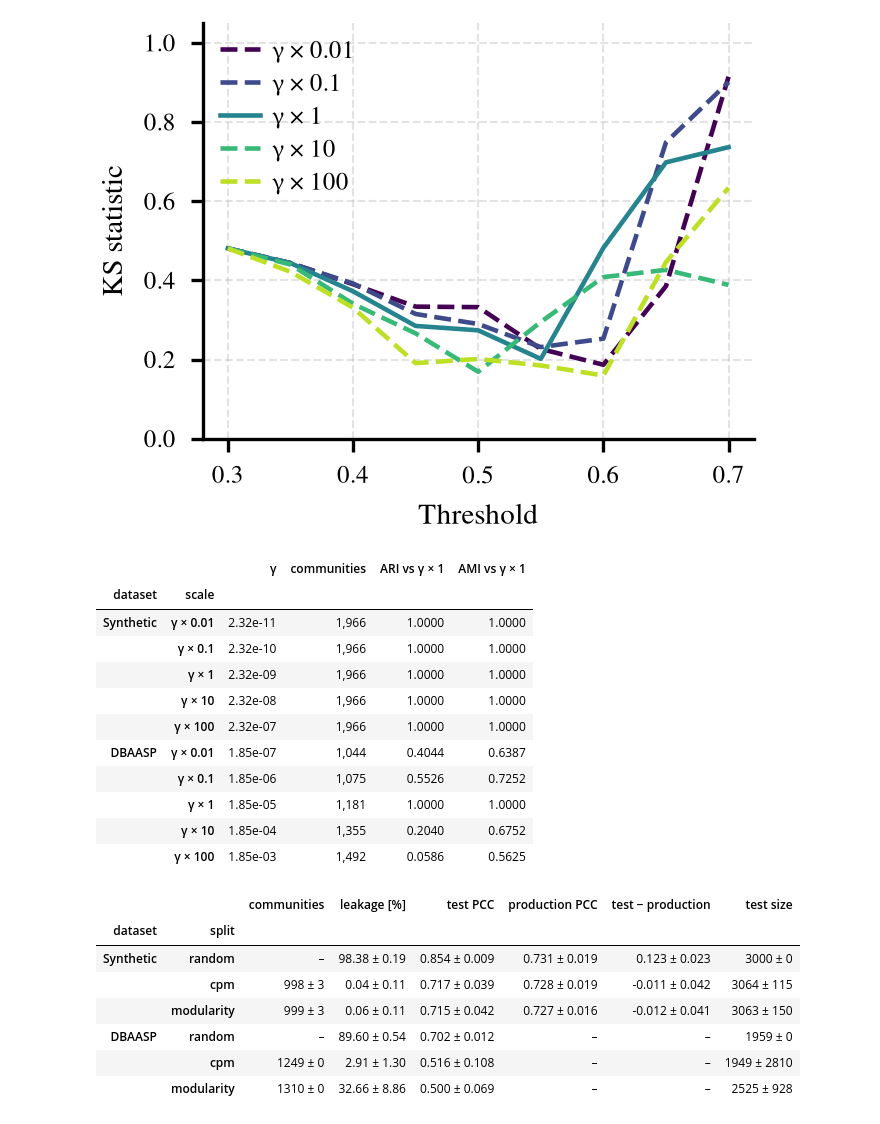
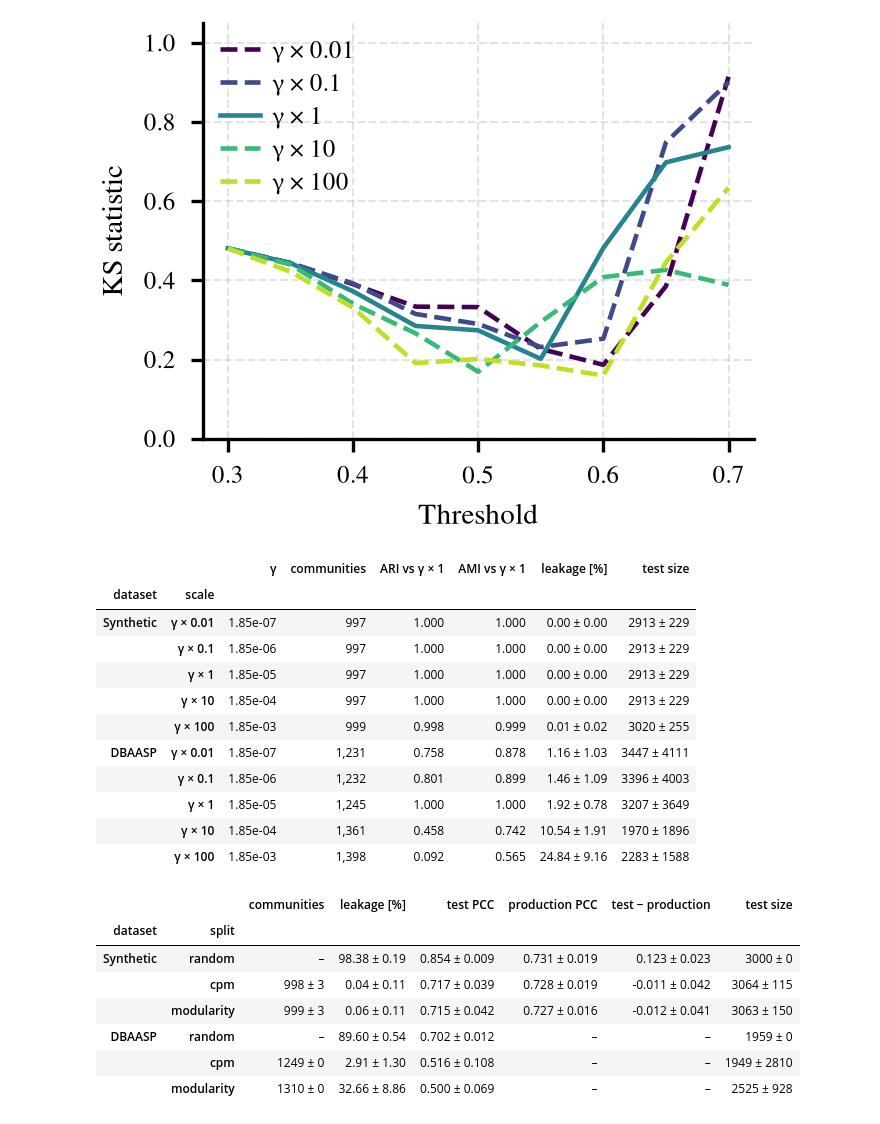
Before and after one commit to anthol42/relag-paper, a Jupyter notebook: notebooks/comparison_figures.ipynb, the cells around one changed output. Saved outputs shown, nothing was run; the diff lists cells and outputs as text; code cells hidden in the pictures.

Commit message:
feat(new results in table)

```diff
--- a/notebooks/comparison_figures.ipynb
+++ b/notebooks/comparison_figures.ipynb
@@ -1496,36 +1496,40 @@ DBAASP
 [figure]
 [figure]
 # %%
-# ---- Table: Leiden partitions at tau = 0.5 with scaled gamma, vs gamma x 1 ---------
-# Synthetic: annotated + production nodes; DBAASP: DBAASP nodes only.
+# ---- Table: CPM partitions of the relag split graph (tau = 0.5) with scaled gamma -------
+# ARI / AMI vs gamma x 1; leakage and test size over 5 split seeds (mean ± std).
 
-def _null_partition_rows(name: str) -> dict:
-    data = null_sens[name]
-    part, scales = data["partitions"], data["settings"]["gamma_scales"]
-    base = scales.index(1.0)
-    return {(name, f"γ × {s:g}"): {"γ": f"{s * part['gamma']:.2e}",
-                                   "communities": f"{part['n_communities'][i]:,}",
-                                   "ARI vs γ × 1": f"{part['ari'][base][i]:.4f}",
-                                   "AMI vs γ × 1": f"{part['ami'][base][i]:.4f}"}
-            for i, s in enumerate(scales)}
+with open(Path("..") / "results" / "com_sensibility" / "gamma_leakage.json") as f:
+    gamma_leakage = json.load(f)
+
+def _gamma_rows(result: dict) -> dict:
+    stat = lambda vals, fmt: f"{np.mean(vals):{fmt}} ± {np.std(vals, ddof=1):{fmt}}"
+    return {(result["dataset"], f"γ × {r['gamma_scale']:g}"): {
+                "γ": f"{r['gamma']:.2e}",
+                "communities": f"{r['n_communities']:,}",
+                "ARI vs γ × 1": f"{r['ari']:.3f}",
+                "AMI vs γ × 1": f"{r['ami']:.3f}",
+                "leakage [%]": stat(r["leakage[%]"], ".2f"),
+                "test size": stat(r["n_test"], ".0f")}
+            for r in result["rows"]}
 
 null_partition_table = pd.DataFrame(
-    {k: v for name in null_sens for k, v in _null_partition_rows(name).items()}).T
+    {k: v for res in gamma_leakage["results"] for k, v in _gamma_rows(res).items()}).T
 null_partition_table.index.names = ["dataset", "scale"]
 null_partition_table
 # %% [output]
-|  |  | γ | communities | ARI vs γ × 1 | AMI vs γ × 1 |
-| dataset | scale |  |  |  |  |
-| Synthetic | γ × 0.01 | 2.32e-11 | 1,966 | 1.0000 | 1.0000 |
-|  | γ × 0.1 | 2.32e-10 | 1,966 | 1.0000 | 1.0000 |
-|  | γ × 1 | 2.32e-09 | 1,966 | 1.0000 | 1.0000 |
-|  | γ × 10 | 2.32e-08 | 1,966 | 1.0000 | 1.0000 |
-|  | γ × 100 | 2.32e-07 | 1,966 | 1.0000 | 1.0000 |
-| DBAASP | γ × 0.01 | 1.85e-07 | 1,044 | 0.4044 | 0.6387 |
-|  | γ × 0.1 | 1.85e-06 | 1,075 | 0.5526 | 0.7252 |
-|  | γ × 1 | 1.85e-05 | 1,181 | 1.0000 | 1.0000 |
-|  | γ × 10 | 1.85e-04 | 1,355 | 0.2040 | 0.6752 |
-|  | γ × 100 | 1.85e-03 | 1,492 | 0.0586 | 0.5625 |
+|  |  | γ | communities | ARI vs γ × 1 | AMI vs γ × 1 | leakage [%] | test size |
+| dataset | scale |  |  |  |  |  |  |
+| Synthetic | γ × 0.01 | 1.85e-07 | 997 | 1.000 | 1.000 | 0.00 ± 0.00 | 2913 ± 229 |
+|  | γ × 0.1 | 1.85e-06 | 997 | 1.000 | 1.000 | 0.00 ± 0.00 | 2913 ± 229 |
+|  | γ × 1 | 1.85e-05 | 997 | 1.000 | 1.000 | 0.00 ± 0.00 | 2913 ± 229 |
+|  | γ × 10 | 1.85e-04 | 997 | 1.000 | 1.000 | 0.00 ± 0.00 | 2913 ± 229 |
+|  | γ × 100 | 1.85e-03 | 999 | 0.998 | 0.999 | 0.01 ± 0.02 | 3020 ± 255 |
+| DBAASP | γ × 0.01 | 1.85e-07 | 1,231 | 0.758 | 0.878 | 1.16 ± 1.03 | 3447 ± 4111 |
+|  | γ × 0.1 | 1.85e-06 | 1,232 | 0.801 | 0.899 | 1.46 ± 1.09 | 3396 ± 4003 |
+|  | γ × 1 | 1.85e-05 | 1,245 | 1.000 | 1.000 | 1.92 ± 0.78 | 3207 ± 3649 |
+|  | γ × 10 | 1.85e-04 | 1,361 | 0.458 | 0.742 | 10.54 ± 1.91 | 1970 ± 1896 |
+|  | γ × 100 | 1.85e-03 | 1,398 | 0.092 | 0.565 | 24.84 ± 9.16 | 2283 ± 1588 |
 # %%
 # ---- Table: Leiden objective, modularity vs CPM (mean ± std over repeats) ---------
 # DBAASP has no labelled production set: production columns are "–".
```
Also changed, not shown: 2 other files.
